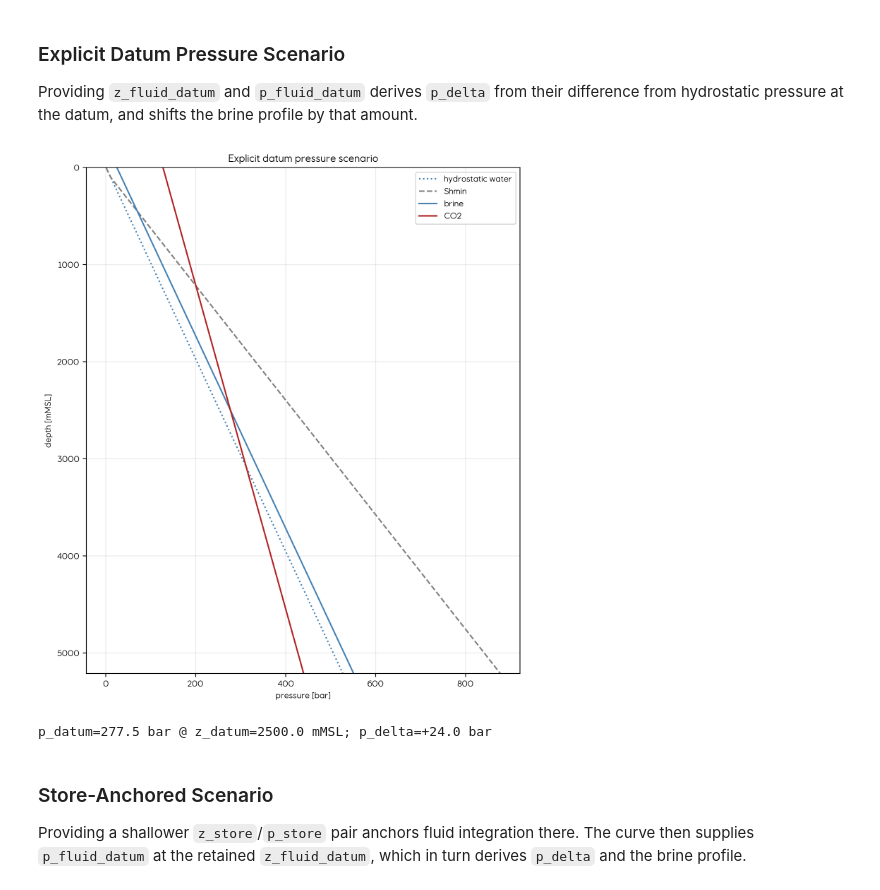
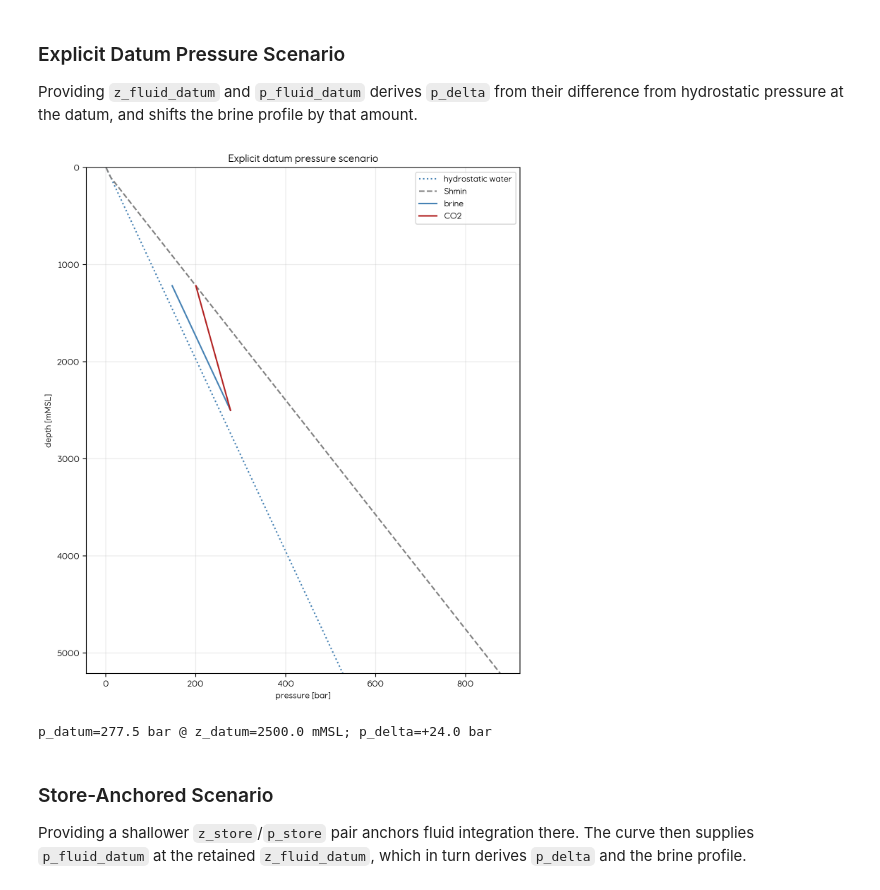
Before and after one commit to equinor/SCREEN, a Jupyter notebook: notebooks/01_wellclass.ipynb, the cells around one changed output. Drawn from its saved outputs; the diff is of its cells as text; code cells hidden in the pictures.

```diff
--- a/notebooks/01_wellclass.ipynb
+++ b/notebooks/01_wellclass.ipynb
@@ -386,33 +387,34 @@ by that amount.
 # %%
 hydrostatic_at_datum = float(np.interp(2500.0, table.depth, table.hydrostatic_pressure))
 datum_overpressure = pressure.add_scenario(
     'datum_overpressure',
     z_fluid_datum=2500.0,
     p_fluid_datum=hydrostatic_at_datum + 24.0,
     fluid_gradient=0.06,
 )
+display = datum_overpressure.display_curves()
 
 fig, ax = plt.subplots(figsize=(7, 8))
 ax.plot(table.hydrostatic_pressure, table.depth, color='steelblue', linestyle=':', label='hydrostatic water')
 ax.plot(table.min_horizontal_stress, table.depth, color='gray', linestyle='--', label='Shmin')
-ax.plot(datum_overpressure.brine_pressure, table.depth, color='steelblue', label='brine')
-ax.plot(datum_overpressure.fluid_pressure, table.depth, color='firebrick', label='CO2')
+ax.plot(display['brine_pressure'], display['brine_depth'], color='steelblue', label='brine')
+ax.plot(display['fluid_pressure'], display['fluid_depth'], color='firebrick', label='CO2')
 ax.set_title('Explicit datum pressure scenario')
 ax.set_xlabel('pressure [bar]')
 ax.set_ylabel('depth [mMSL]')
 ax.set_ylim(0, float(table.depth.max()))
 ax.invert_yaxis()
 ax.grid(alpha=0.25)
 ax.legend()
 fig.tight_layout()
 plt.show()
 
 print(
     f'p_datum={datum_overpressure.p_fluid_datum:.1f} bar @ z_datum={datum_overpressure.z_fluid_datum:.1f} mMSL; '
     f'p_delta={datum_overpressure.p_delta:+.1f} bar'
 )
 # %% [output]
-[figure, old version]
+[figure, new version]
 p_datum=277.5 bar @ z_datum=2500.0 mMSL; p_delta=+24.0 bar
 # %% [markdown]
 ### Store-Anchored Scenario
```
Also changed, not shown: parts of 4 cells of this notebook, 2 other files.
